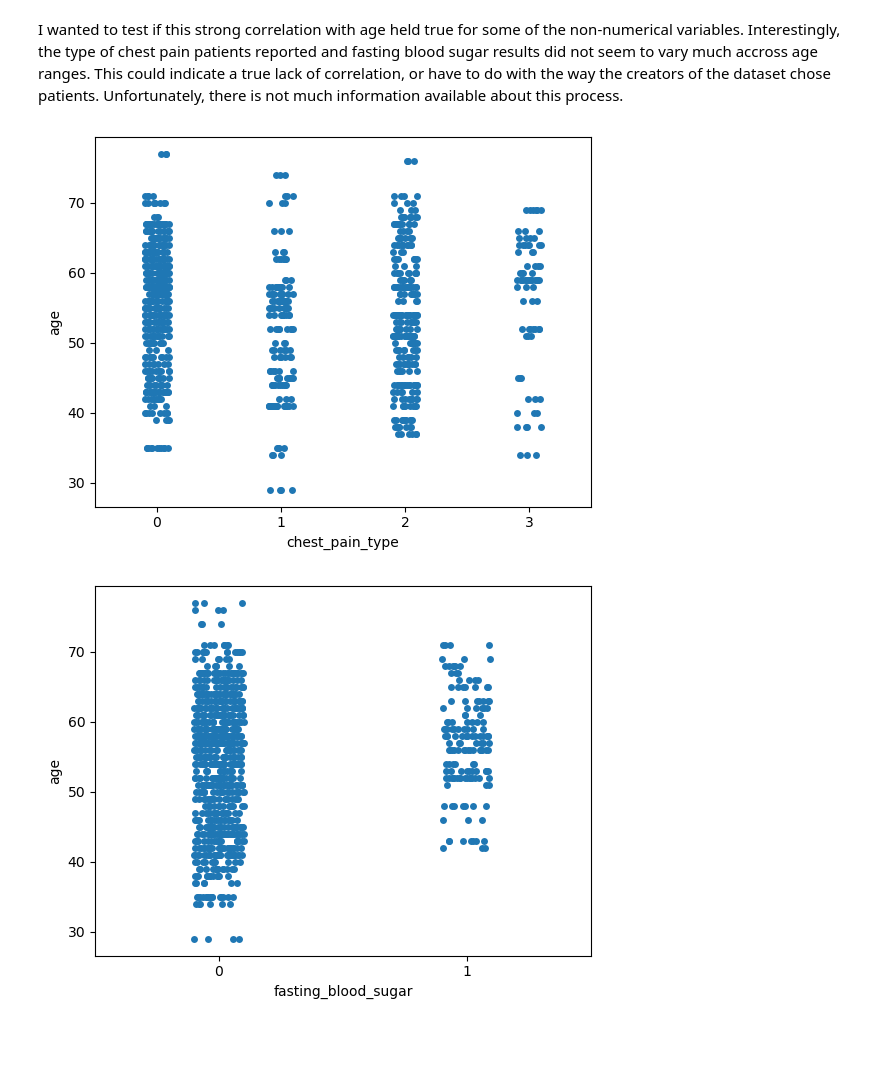
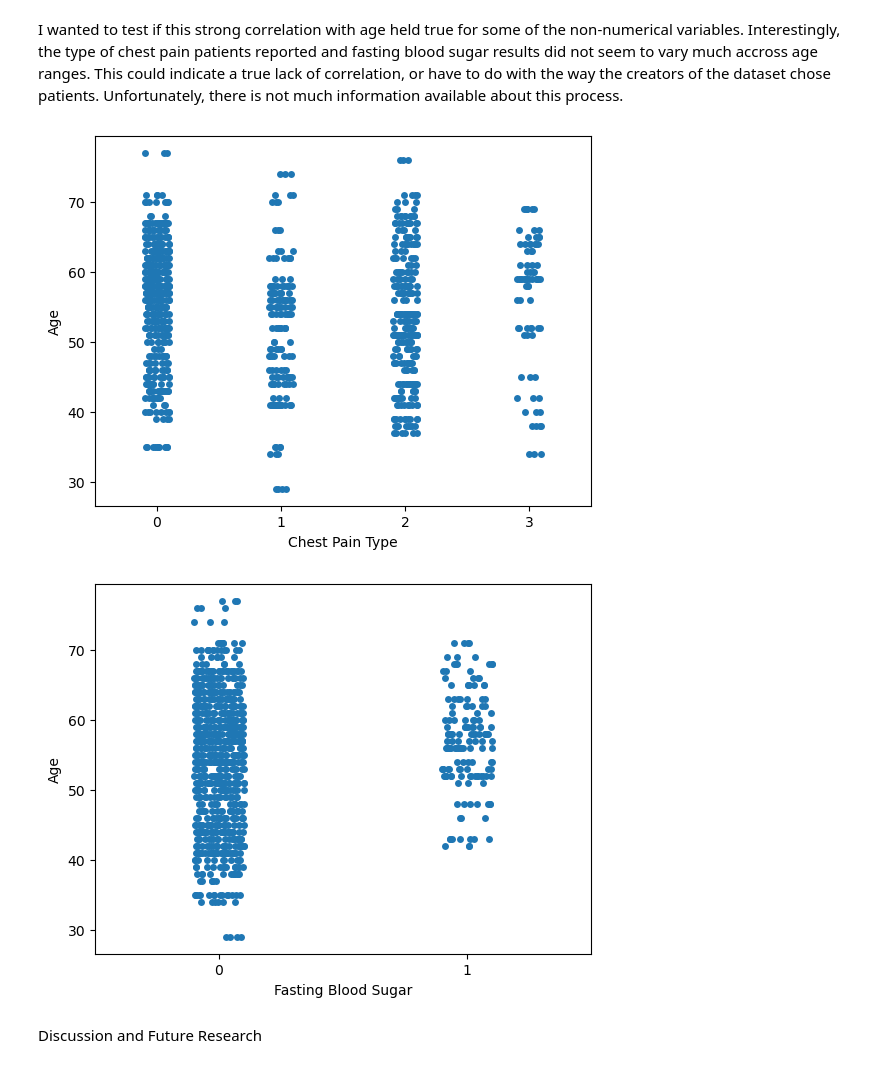
Before and after one commit to naregp/PUBH1142, a Jupyter notebook: Project.ipynb, the cells around one changed output. Drawn from its saved outputs; the diff is of its cells as text; code cells hidden in the pictures; blank space fills up the shorter version.

```diff
--- a/Project.ipynb
+++ b/Project.ipynb
@@ -181,11 +195,17 @@ I wanted to test if this strong correlation with age held true for some of the n
 # %%
 #create a strip plot with chest pain type on the x-axis and age on the y-axis
 sns.stripplot(x='chest_pain_type', y='age', data=df)
+plt.ylabel('Age')
+plt.xlabel('Chest Pain Type')
 plt.show()
 
 #create a strip plot with fasting blood sugar on the x-axis and age on the y-axis
 sns.stripplot(x='fasting_blood_sugar', y='age', data=df)
+plt.ylabel('Age')
+plt.xlabel('Fasting Blood Sugar')
 plt.show()
 # %% [output]
-[figure, old version]
+[figure, new version]
-[figure, old version]
+[figure, new version]
+# %% [markdown]
+Discussion and Future Research
```
Also changed, not shown: parts of 3 cells of this notebook.
